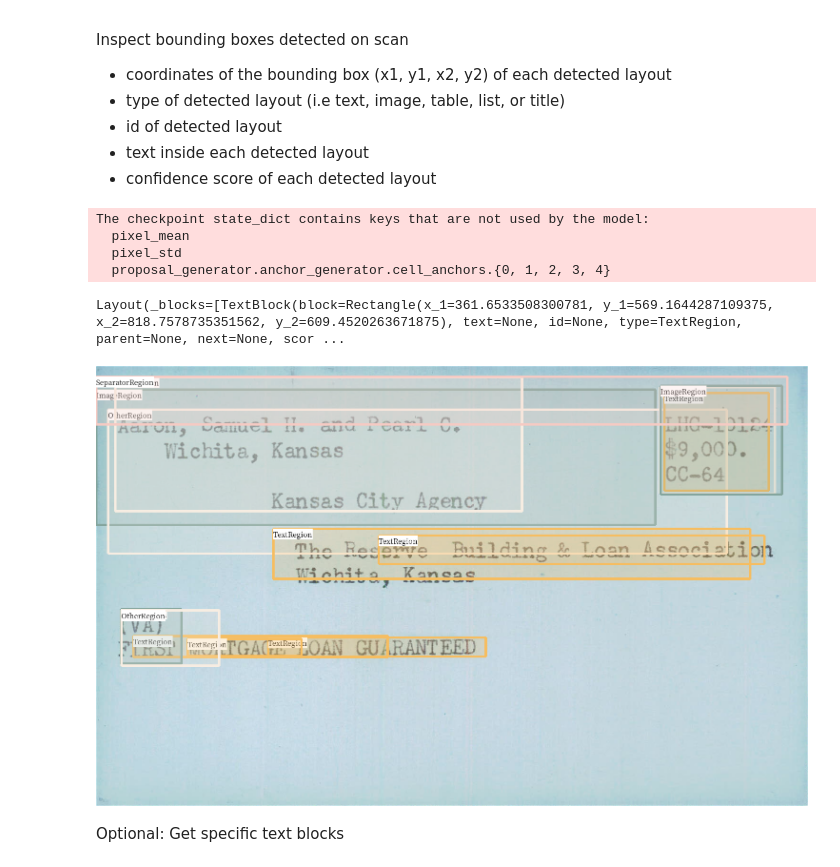
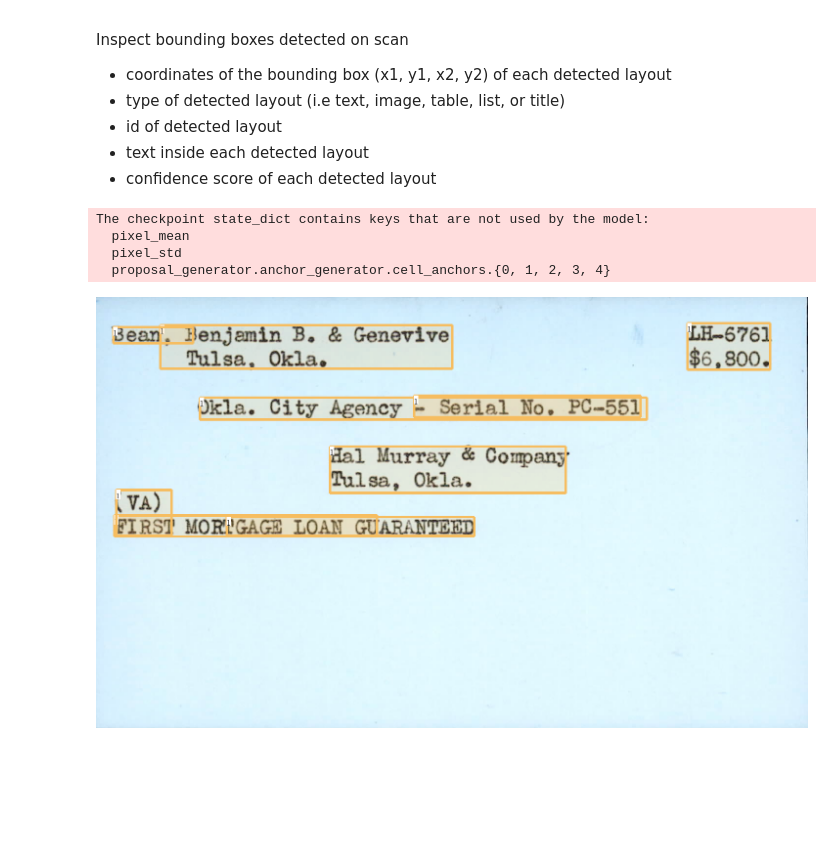
Before and after one commit to ICPSR/gi-bill, a Jupyter notebook: notebooks/analyzing-layout.ipynb, the cells around one changed output. Cells and saved outputs as stored; diff of their text form; code cells hidden in the pictures; blank space fills up the shorter version.

```diff
--- a/notebooks/analyzing-layout.ipynb
+++ b/notebooks/analyzing-layout.ipynb
@@ -36,5 +37,6 @@ Load a sample image from Turbo store. Options:
 # %%
-image_files = sorted(glob.glob('/nfs/turbo/isr-jtalexnonsen/sample_scans'+'/*.jpg'))
-image = cv2.imread(image_files[0])
+image_files = sorted(glob.glob('/nfs/turbo/isr-jtalexnonsen/flat_images'+'/*.jpg'))
+rand_select = secrets.randbelow(len(image_files)) # pick a file at random to inspect
+image = cv2.imread(image_files[rand_select])
 plt.imshow(image);
 # %% [output]
@@ -50,20 +52,16 @@ Inspect bounding boxes detected on scan
 - text inside each detected layout
 - confidence score of each detected layout
 # %%
-model = lp.Detectron2LayoutModel('lp://PrimaLayout/mask_rcnn_R_50_FPN_3x/config', # configuration path for pretrained model
-                                 label_map = {1:"TextRegion", 2:"ImageRegion", 3:"TableRegion", 4:"MathsRegion", 5:"SeparatorRegion", 6:"OtherRegion"}, # optional: mapping from ids of model prediction to label
-#                                  extra_config=["MODEL.ROI_HEADS.SCORE_THRESH_TEST", 0.5] # optional: confidence threshold for bounding boxes of detected layout
+pre_model = lp.Detectron2LayoutModel('lp://PrimaLayout/mask_rcnn_R_50_FPN_3x/config', # configuration path for pretrained model
+                                 extra_config=["MODEL.ROI_HEADS.SCORE_THRESH_TEST", 0.8] # optional: confidence threshold for bounding boxes of detected layout
 )
 
-layout_result = model.detect(image)
-print(layout_result)
+layout_result = pre_model.detect(image)
+# print(layout_result)
 lp.draw_box(image, layout_result, box_width=5, box_alpha=0.2, show_element_type=True) # adjust box display settings
 # %% [output]
 The checkpoint state_dict contains keys that are not used by the model:
   pixel_mean
   pixel_std
   proposal_generator.anchor_generator.cell_anchors.{0, 1, 2, 3, 4}
-Layout(_blocks=[TextBlock(block=Rectangle(x_1=361.6533508300781, y_1=569.1644287109375, x_2=818.7578735351562, y_2=609.4520263671875), text=None, id=None, type=TextRegion, parent=None, next=None, scor ...
-[figure, old version]
+[figure, new version]
-# %% [markdown]
-Optional: Get specific text blocks
```
Also changed, not shown: parts of 8 cells of this notebook, 7 other files.
